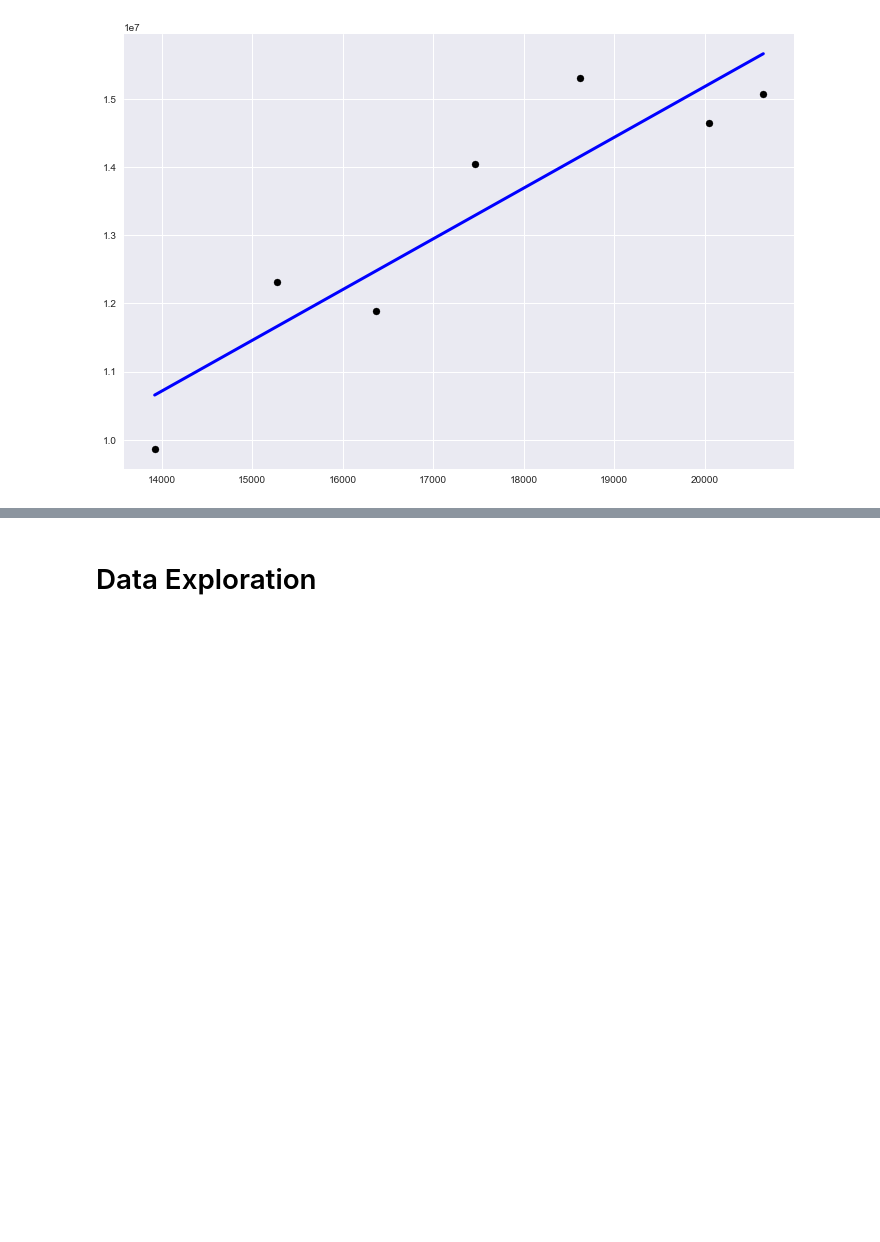
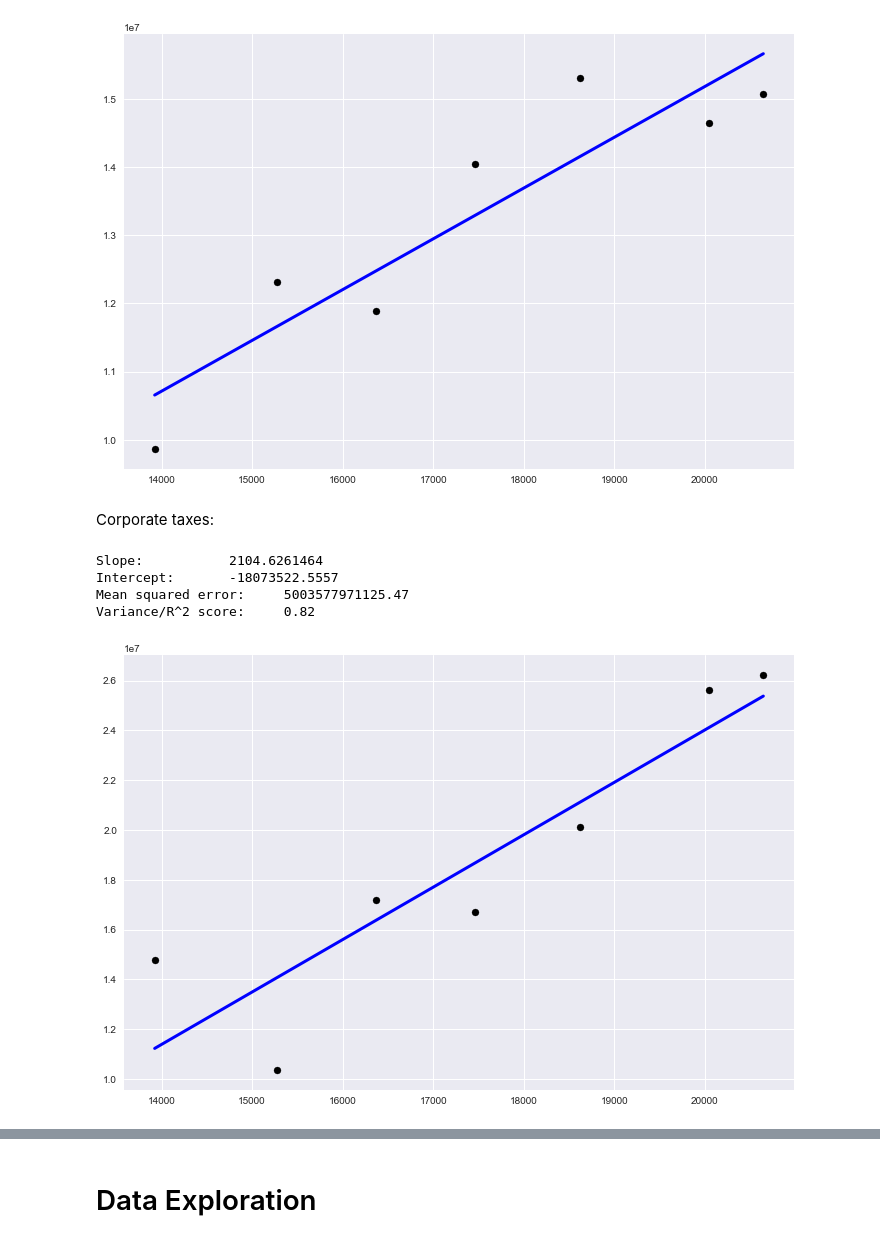
Before and after one commit to jimmyjwu/US_federal_government_performance, a Jupyter notebook: IRS Analysis.ipynb, the cells around one changed output, grey strips where cells are left out. Saved outputs shown, nothing was run; the diff lists cells and outputs as text; code cells hidden in the pictures; blank space fills up the shorter version.

```diff
--- a/IRS Analysis.ipynb
+++ b/IRS Analysis.ipynb
@@ -186,3 +209,20 @@ Intercept:       284038.99284
 Mean squared error:     567513822723.44
 Variance/R^2 score:     0.84
 [figure]
+# %% [markdown]
+Corporate taxes:
+# %%
+# IRS employee count each year
+X = recent_IRS_employee_counts
+
+# Tax dollars recovered each year
+y = IRS["Recommended additional corporate tax (total)"].as_matrix()
+
+# Fit a linear model using only 2010-2016 data
+linear_regression(X, y, year_limit=7)
+# %% [output]
+Slope:           2104.6261464
+Intercept:       -18073522.5557
+Mean squared error:     5003577971125.47
+Variance/R^2 score:     0.82
+[figure, added]
```
Also changed, not shown: parts of 7 cells of this notebook.
